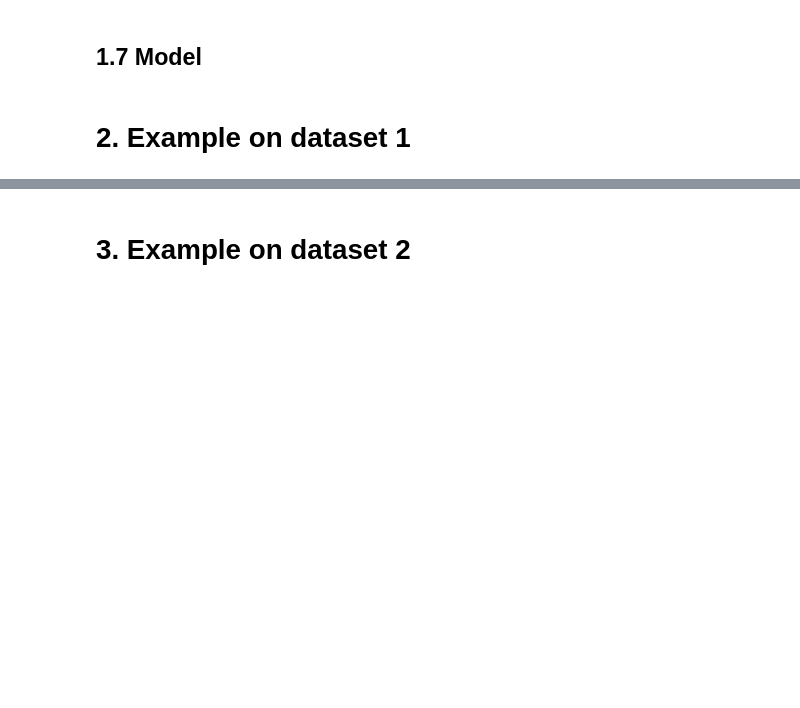
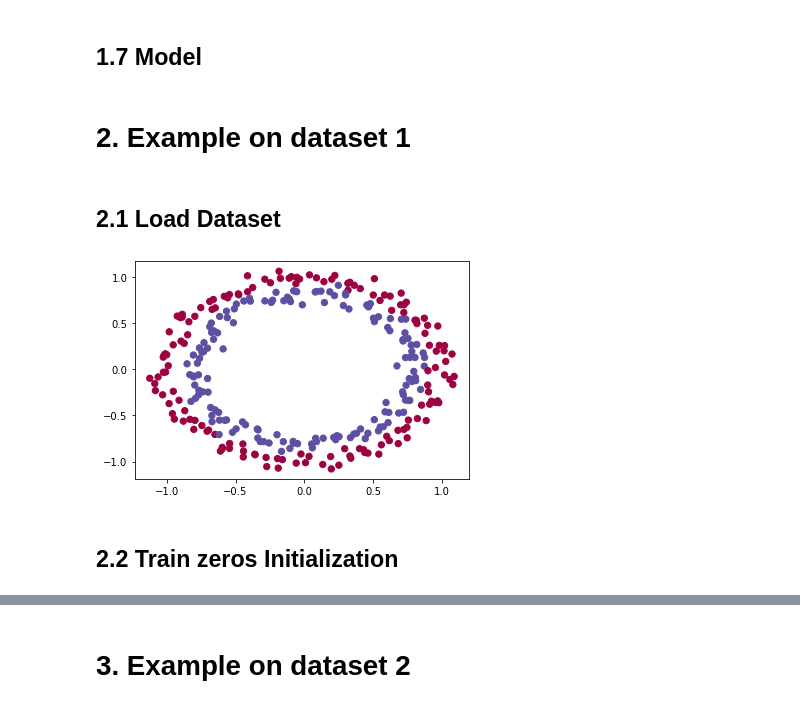
Before and after one commit to danchaud-vincent/deep-learning-specialization, a Jupyter notebook: 08-Test Initialization on Neural Network.ipynb, the cells around one changed output, grey strips where cells are left out. Drawn from its saved outputs; the diff is of its cells as text; code cells hidden in the pictures; blank space fills up the shorter version.

Commit message:
initialization

```diff
--- a/08-Test Initialization on Neural Network.ipynb
+++ b/08-Test Initialization on Neural Network.ipynb
@@ -461,3 +466,25 @@ def neural_network_model(X_train,y_train,X_test,y_test,hidden_layers_dims,n_iter
     return dict_model
 # %% [markdown]
 # 2. Example on dataset 1 <a class="anchor" id="chapter2"></a>
+# %% [markdown]
+## 2.1 Load Dataset  <a class="anchor" id="section_2_1"></a>
+# %%
+def load_dataset():
+    np.random.seed(1)
+    train_X, train_Y = sklearn.datasets.make_circles(n_samples=300, noise=.05)
+    np.random.seed(2)
+    test_X, test_Y = sklearn.datasets.make_circles(n_samples=100, noise=.05)
+    # Visualize the data
+    plt.scatter(train_X[:, 0], train_X[:, 1], c=train_Y, s=40, cmap=plt.cm.Spectral);
+    train_X = train_X.T
+    train_Y = train_Y.reshape((1, train_Y.shape[0]))
+    test_X = test_X.T
+    test_Y = test_Y.reshape((1, test_Y.shape[0]))
+
+    return train_X, train_Y, test_X, test_Y
+# %%
+X_train, y_train, X_test, y_test = load_dataset()
+# %% [output]
+[figure, added]
+# %% [markdown]
+## 2.2 Train zeros Initialization <a class="anchor" id="section_2_2"></a>
```
Also changed, not shown: parts of 15 cells of this notebook.
